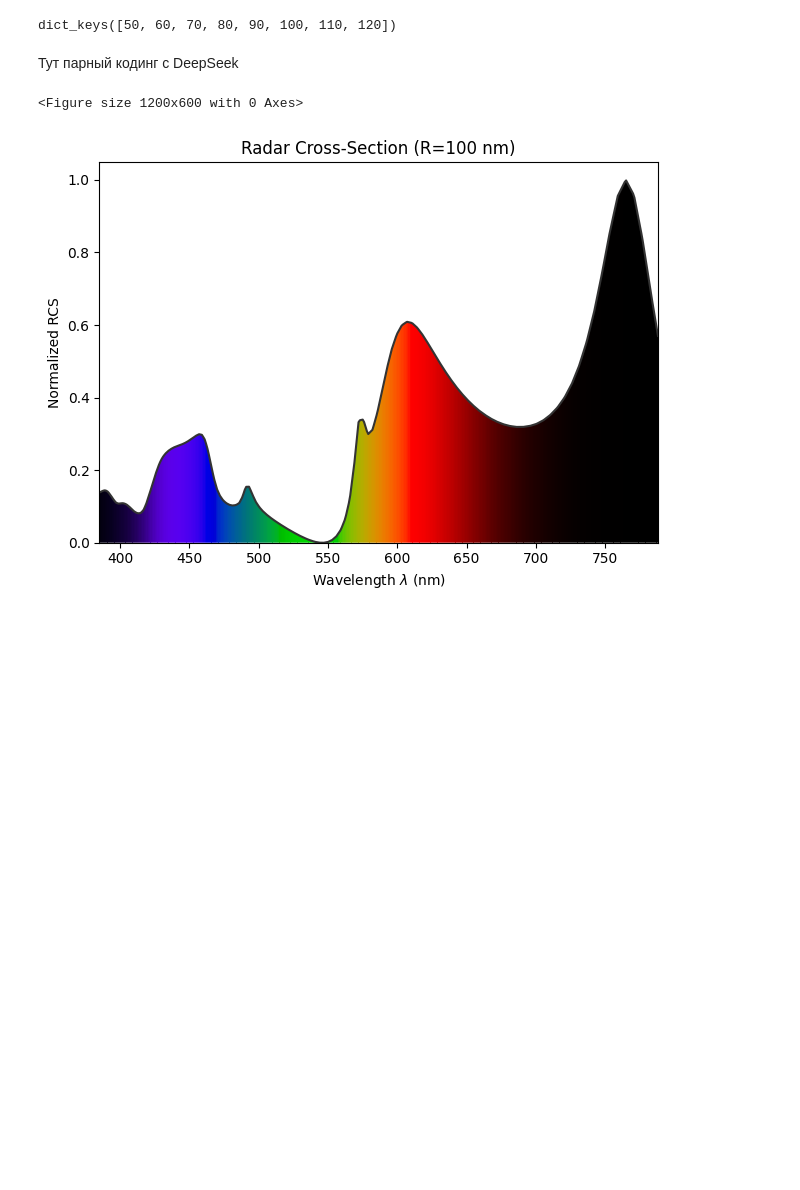
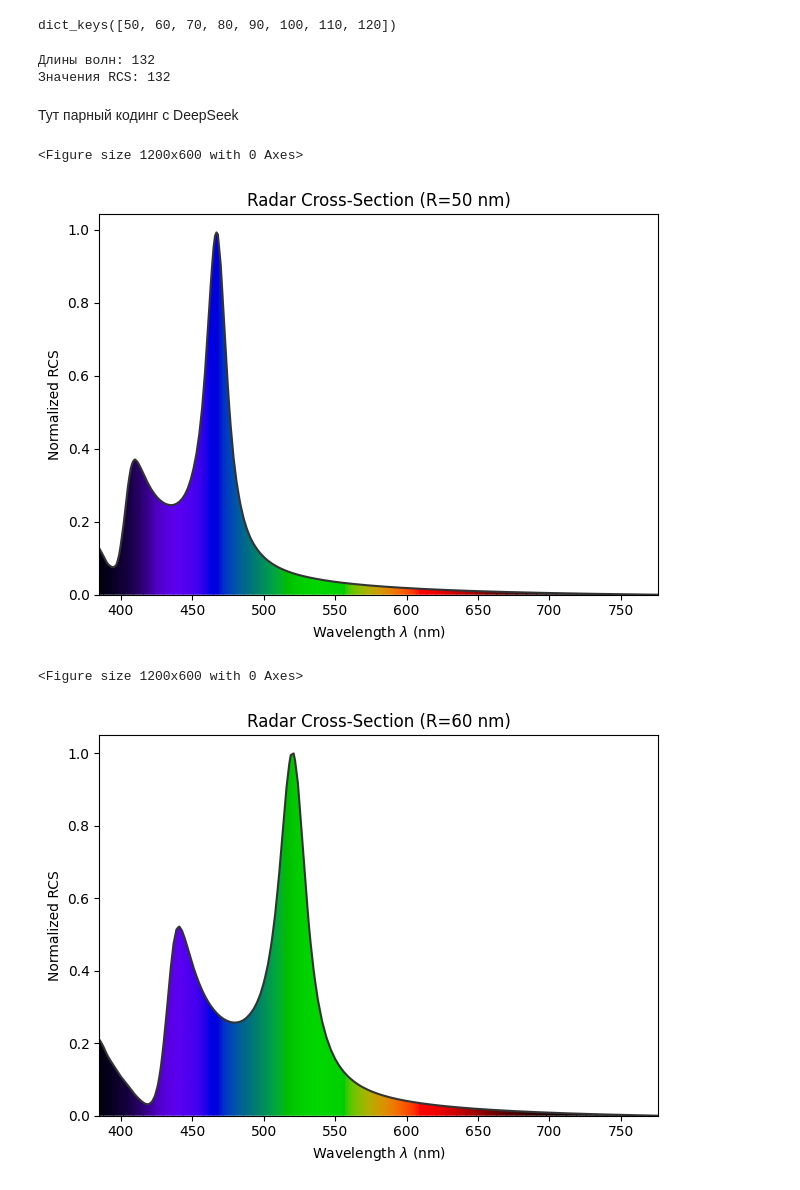
Before and after one commit to NVishnevskaya/phys, a Jupyter notebook: 4. Синие_наночастицы/color_processing.ipynb, the cells around one changed output. Drawn from its saved outputs; the diff is of its cells as text; code cells hidden in the pictures; blank space fills up the shorter version.

```diff
--- a/4. Синие_наночастицы/color_processing.ipynb
+++ b/4. Синие_наночастицы/color_processing.ipynb
@@ -51,6 +55,12 @@ total_result[cur_R] = (wave_lens, i_data)
 total_result.keys()
 # %% [output]
 dict_keys([50, 60, 70, 80, 90, 100, 110, 120])
+# %%
+print("Длины волн:", len(total_result[120][0]))
+print("Значения RCS:", len(total_result[120][1]))
+# %% [output]
+Длины волн: 132
+Значения RCS: 132
 # %% [markdown]
 Тут парный кодинг с DeepSeek
 # %%
@@ -76,11 +86,14 @@ def show_rcs(req_R):
         y_label="Normalized RCS",
         title=f"Radar Cross-Section (R={str(req_R)} nm)"
     )
-# %%
-show_rcs(100)
-# %% [output]
-<Figure size 1200x600 with 0 Axes>
-[figure, removed]
+# %%
+for val in range(50, 70, 10):
+    show_rcs(val)
+# %% [output]
+<Figure size 1200x600 with 0 Axes>
+[figure, added]
+<Figure size 1200x600 with 0 Axes>
+[figure, added]
 # %%
 def get_data(req_R):
     wavelengths, rcs_values = map(np.array, total_result[req_R])
```
Also changed, not shown: parts of 16 cells of this notebook, 3 other files.
